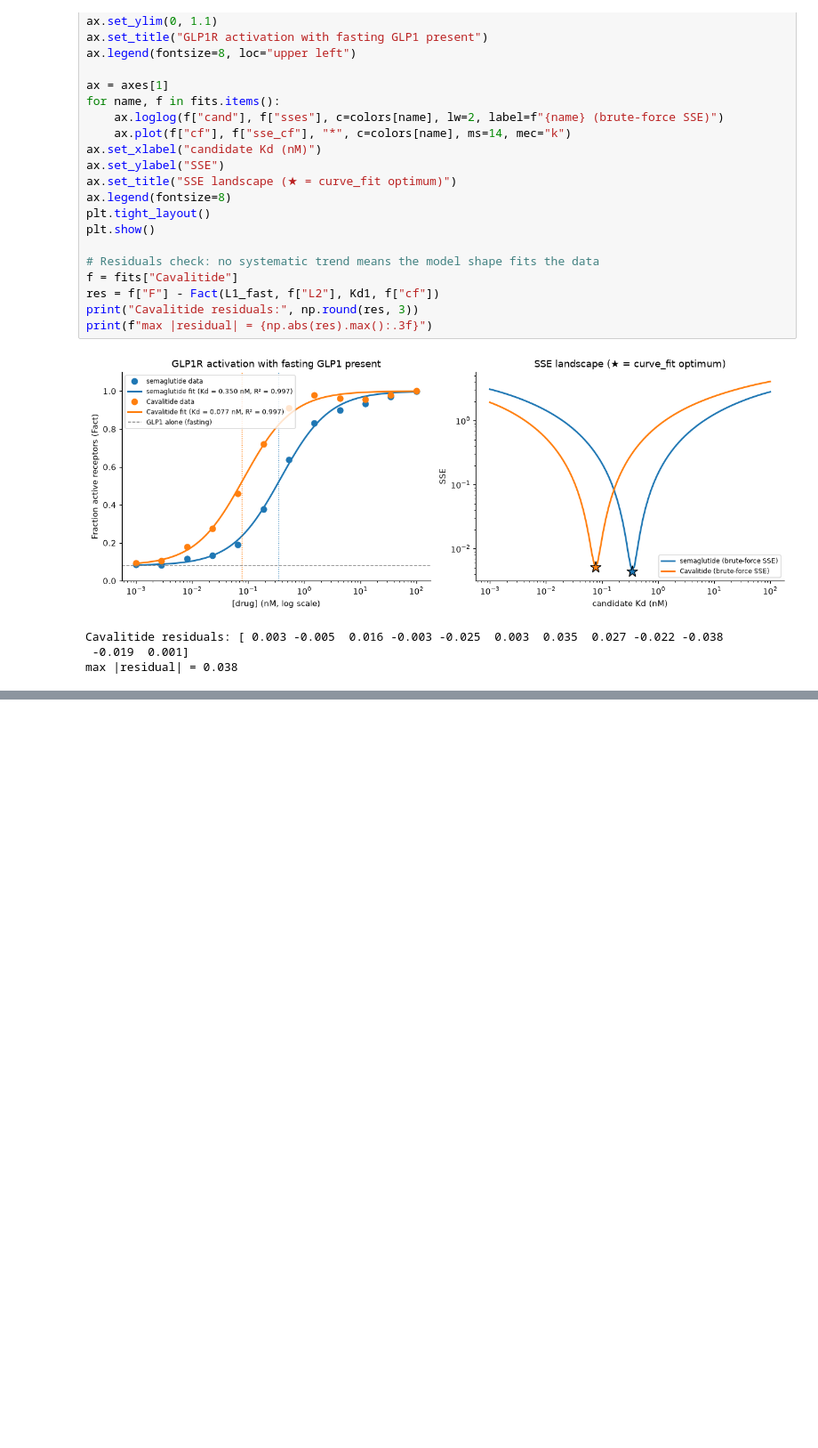
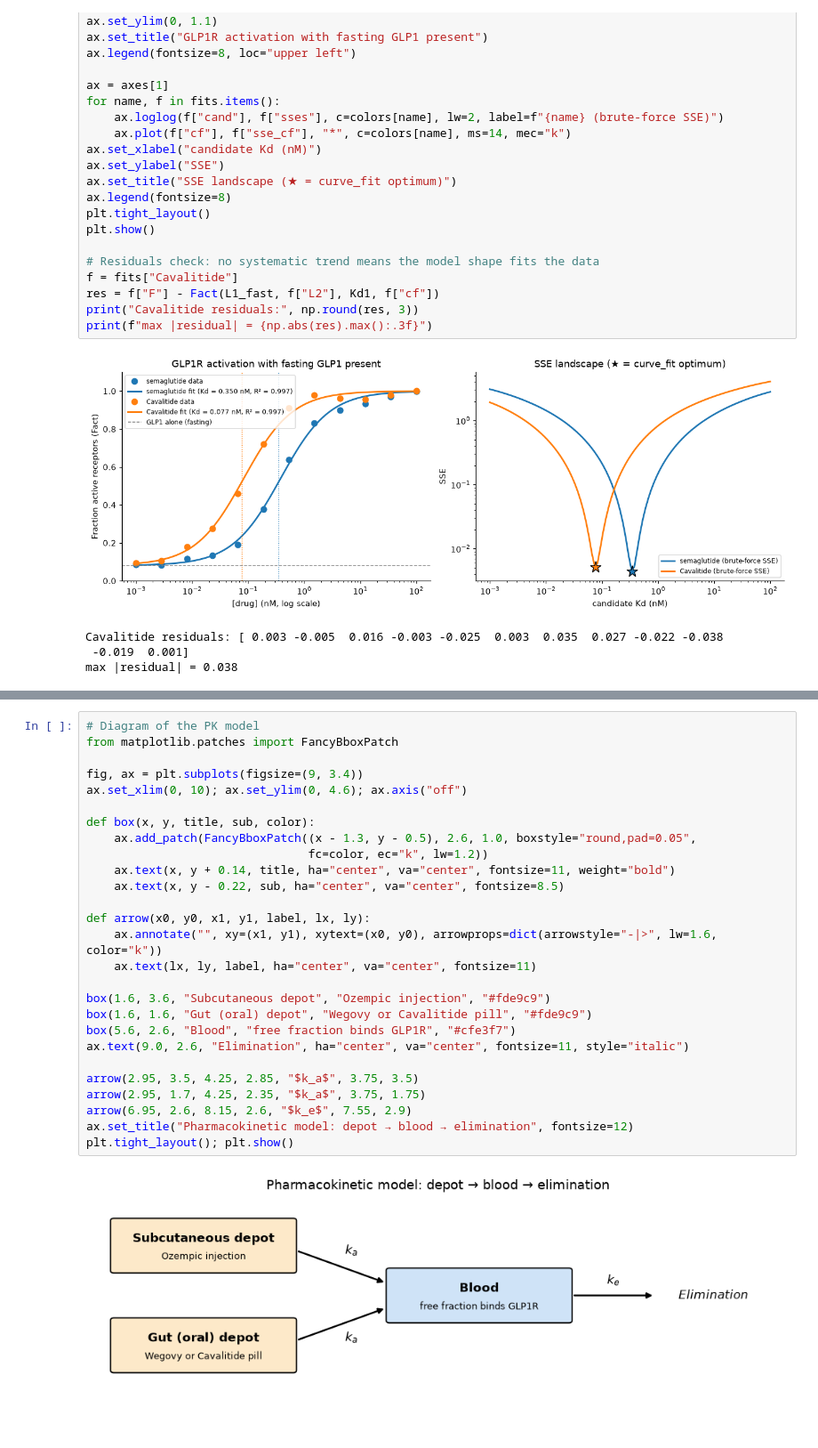
Before and after one commit to zvCecilia/BME2315_Module3, a Jupyter notebook: Module3_Project.ipynb, the cells around one changed output, grey strips where cells are left out. Shown at 89% size. Saved outputs shown, nothing was run; the diff lists cells and outputs as text; blank space fills up the shorter version.

```diff
--- a/Module3_Project.ipynb
+++ b/Module3_Project.ipynb
@@ -466,0 +202,29 @@ The sensitivity analysis shows that the result depends most on **bioavailability
+# %%
+# Diagram of the PK model
+from matplotlib.patches import FancyBboxPatch
+
+fig, ax = plt.subplots(figsize=(9, 3.4))
+ax.set_xlim(0, 10); ax.set_ylim(0, 4.6); ax.axis("off")
+
+def box(x, y, title, sub, color):
+    ax.add_patch(FancyBboxPatch((x - 1.3, y - 0.5), 2.6, 1.0, boxstyle="round,pad=0.05",
+                                fc=color, ec="k", lw=1.2))
+    ax.text(x, y + 0.14, title, ha="center", va="center", fontsize=11, weight="bold")
+    ax.text(x, y - 0.22, sub, ha="center", va="center", fontsize=8.5)
+
+def arrow(x0, y0, x1, y1, label, lx, ly):
+    ax.annotate("", xy=(x1, y1), xytext=(x0, y0), arrowprops=dict(arrowstyle="-|>", lw=1.6, color="k"))
+    ax.text(lx, ly, label, ha="center", va="center", fontsize=11)
+
+box(1.6, 3.6, "Subcutaneous depot", "Ozempic injection", "#fde9c9")
+box(1.6, 1.6, "Gut (oral) depot", "Wegovy or Cavalitide pill", "#fde9c9")
+box(5.6, 2.6, "Blood", "free fraction binds GLP1R", "#cfe3f7")
+ax.text(9.0, 2.6, "Elimination", ha="center", va="center", fontsize=11, style="italic")
+
+arrow(2.95, 3.5, 4.25, 2.85, "$k_a$", 3.75, 3.5)
+arrow(2.95, 1.7, 4.25, 2.35, "$k_a$", 3.75, 1.75)
+arrow(6.95, 2.6, 8.15, 2.6, "$k_e$", 7.55, 2.9)
+ax.set_title("Pharmacokinetic model: depot → blood → elimination", fontsize=12)
+plt.tight_layout(); plt.show()
+# %% [output]
+[figure, added]
```
Also changed, not shown: parts of 45 cells of this notebook, 3 other files.
